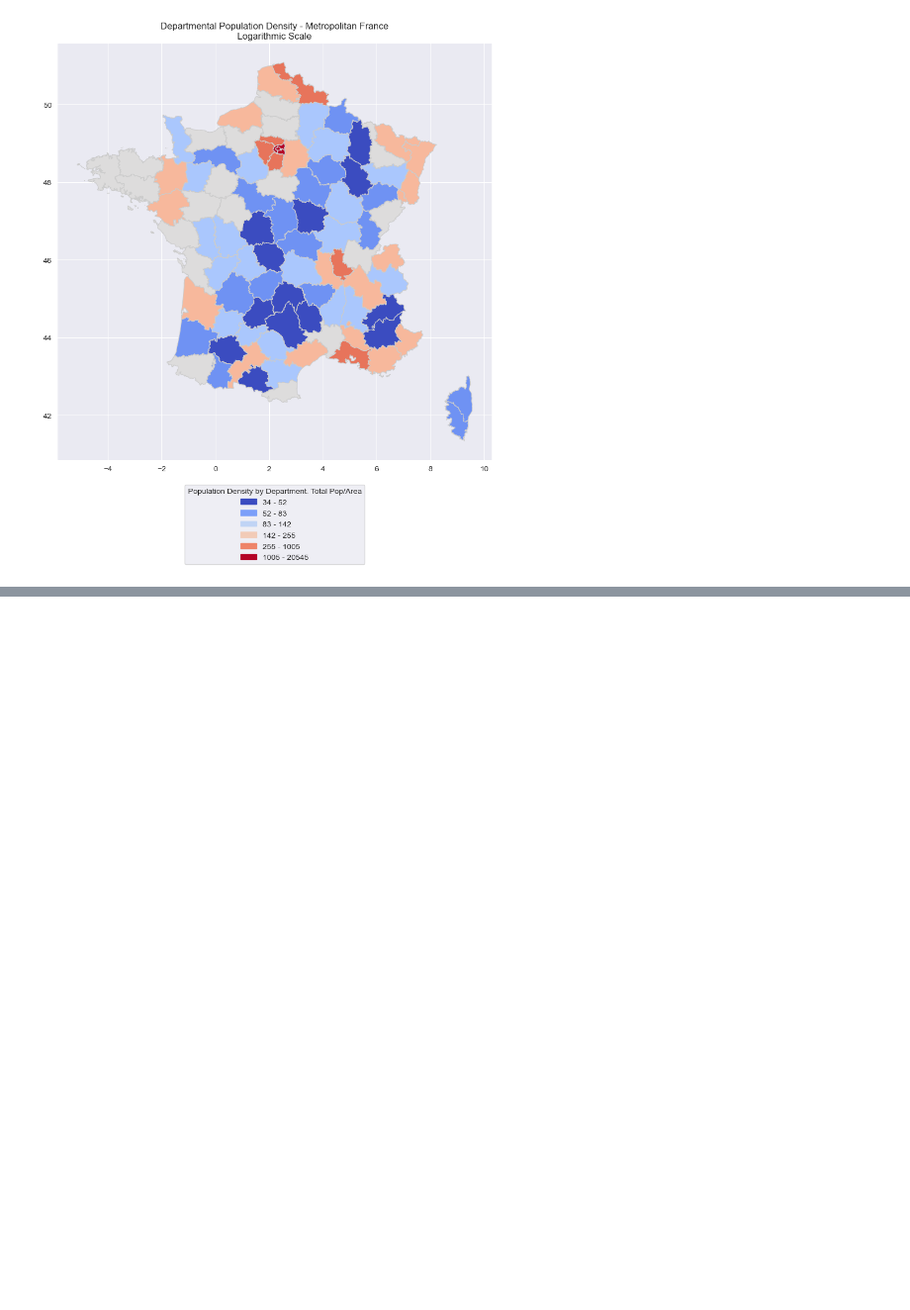
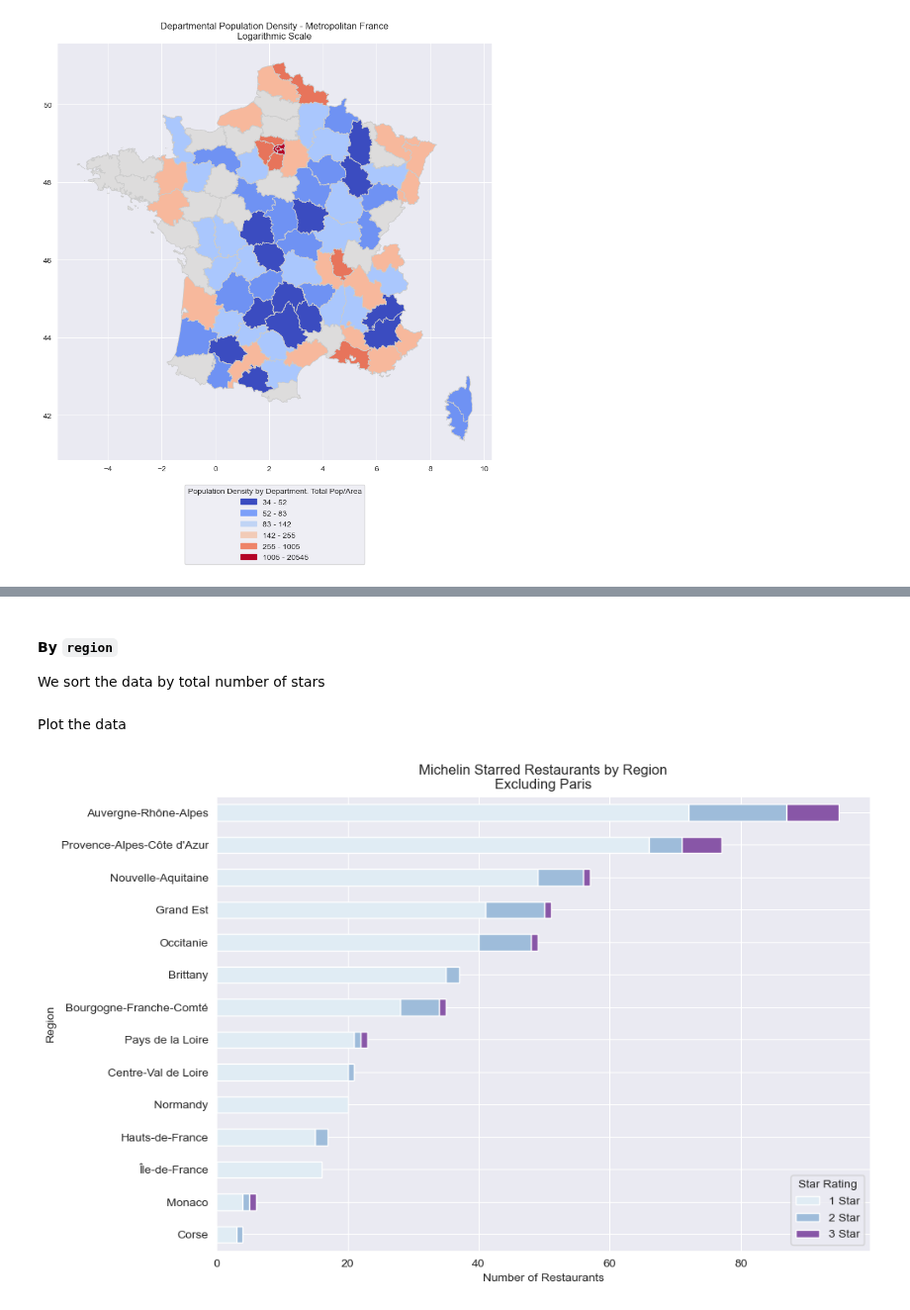
Before and after one commit to pineapple-bois/Michelin_Rated_Restaurants, a Jupyter notebook: Notebooks/France/France.ipynb, the cells around one changed output, grey strips where cells are left out. Shown at 99% size. Saved outputs shown, nothing was run; the diff lists cells and outputs as text; code cells hidden in the pictures; blank space fills up the shorter version.

Commit message:
Regional Analysis

```diff
--- a/Notebooks/France/France.ipynb
+++ b/Notebooks/France/France.ipynb
@@ -173,8 +170,8 @@ print(france_data.columns.tolist())
 # %% [output]
 ['name', 'address', 'city', 'country', 'price', 'price_num', 'cuisine', 'url', 'award', 'stars', 'longitude', 'latitude', 'department_num', 'department', 'region']
 # %%
-france_data = france_data[['name', 'address', 'city', 'department_num', 'department', 'region',
-                           'country', 'price', 'price_num', 'cuisine', 'url', 'award', 'stars', 'longitude', 'latitude']]
+france_data = france_data[['name', 'address', 'city', 'department_num', 'department', 'region', 'country',
+                           'price', 'price_num', 'cuisine', 'url', 'award', 'stars', 'longitude', 'latitude']]
 france_data.head()
 # %% [output]
 |  | name | address | city | department_num | department | region | country | price | price_num | cuisine | ... |
@@ -414,0 +496,45 @@ Paris: 159
+# %%
+# We exclude Paris
+rest_of_france = rest_of_france.copy()
+
+# Create dummy variables for each category of 'stars'
+rest_of_france['1_star'] = rest_of_france['stars'].apply(lambda x: 1 if x == 1.0 else 0)
+rest_of_france['2_star'] = rest_of_france['stars'].apply(lambda x: 1 if x == 2.0 else 0)
+rest_of_france['3_star'] = rest_of_france['stars'].apply(lambda x: 1 if x == 3.0 else 0)
+
+# Group by 'department' and sum '1_star', '2_star' and '3_star'
+dept_grouped = rest_of_france.groupby('department')[['1_star', '2_star', '3_star']].sum()
+
+# Group by 'region' and sum '1_star', '2_star' and '3_star'
+region_grouped = rest_of_france.groupby('region')[['1_star', '2_star', '3_star']].sum()
+# %% [markdown]
+#### By `region`
+We sort the data by total number of stars
+# %%
+# Create a 'total' column that represents the total number of stars
+region_grouped['total'] = region_grouped.sum(axis=1)
+
+# Sort the dataframe by the 'total' column in descending order
+region_grouped.sort_values('total', ascending=True, inplace=True)
+
+# Drop the 'total' column as we no longer need it
+region_grouped.drop('total', axis=1, inplace=True)
+# %% [markdown]
+Plot the data
+# %%
+# Create a horizontal stacked bar plot
+region_grouped.plot(kind='barh', stacked=True, figsize=(10, 7),
+                    color=['#e0ecf4','#9ebcda','#8856a7'])
+
+# Add title and labels
+plt.title('Michelin Starred Restaurants by Region\nExcluding Paris')
+plt.ylabel('Region')
+plt.xlabel('Number of Restaurants')
+
+# Add a legend
+plt.legend(title='Star Rating', labels=['1 Star', '2 Star', '3 Star'])
+
+# Show the plot
+plt.show()
+# %% [output]
+[figure, added]
```
Also changed, not shown: parts of 20 cells of this notebook, 1 other file.
